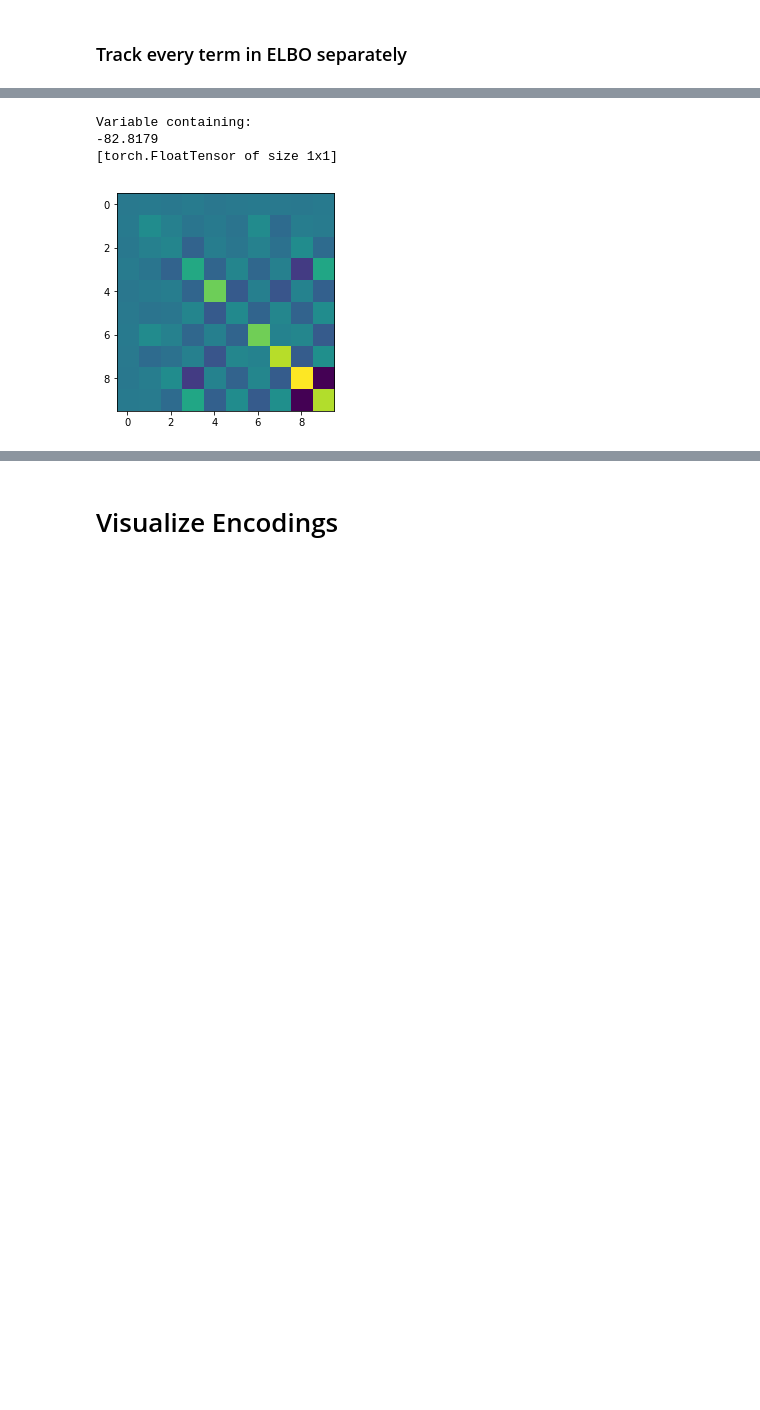
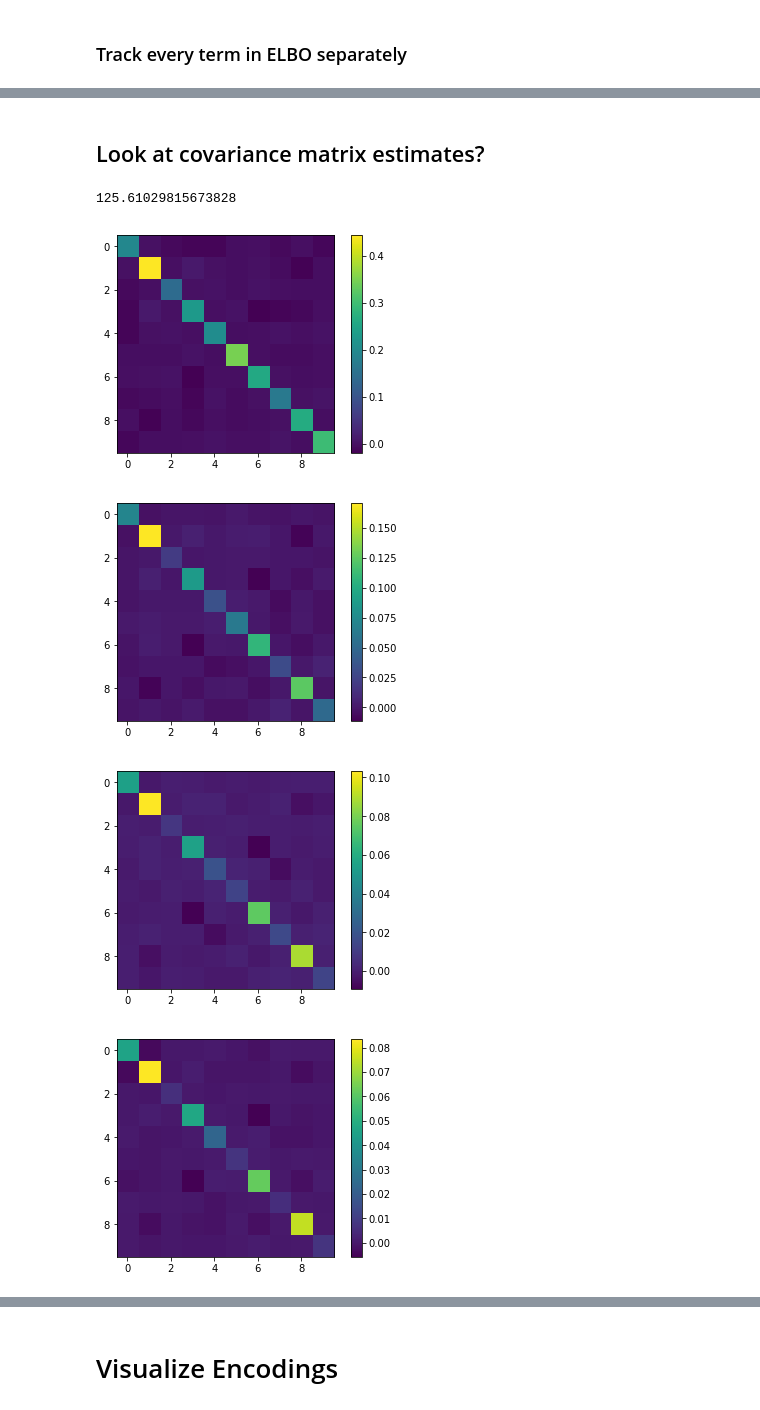
Before and after one commit to probtorch/probtorch, a Jupyter notebook: examples/mnist-semisupervised-inference-marginal-wishart-cov.ipynb, the cells around one changed output, grey strips where cells are left out. Drawn from its saved outputs; the diff is of its cells as text; code cells hidden in the pictures; blank space fills up the shorter version.

Commit message:
Working example with Wishart prior on covariance. Doesn't perform as we would hope -- diagonal of covariance quickly shrinks to very small values.

```diff
--- a/examples/mnist-semisupervised-inference-marginal-wishart-cov.ipynb
+++ b/examples/mnist-semisupervised-inference-marginal-wishart-cov.ipynb
@@ -109,12 +103,12 @@ Here, adding a very simple model for a full covariance matrix. It's parameterize
 # %%
 # Covariance
 
-L = Variable(torch.randn(NUM_STYLE, NUM_STYLE).tril(), requires_grad=True)
+L = Variable((torch.rand(NUM_STYLE, NUM_STYLE)*0.5-0.25).tril() + torch.eye(NUM_STYLE), requires_grad=True)
 if CUDA:
     L = L.cuda()
 
 def make_cov(L):
-    L_star = L.tril(-1) + L.diag().pow(2).diag()
+    L_star = L.tril(-1) + (1e-3 + L.diag().pow(2)).diag()
     return torch.matmul(L, L.t())
 
 def wishart_prior(L, alpha=1.0, df=None):
@@ -133,7 +127,7 @@ def wishart_prior(L, alpha=1.0, df=None):
     log_det_X = L.diag().pow(2).log().sum()
     return 0.5*(df-p-1)*log_det_X - 0.5*tr_V_inv_X - 0.5*df*log_det_V
 
-print wishart_prior(L, alpha=1.0/NUM_STYLE).unsqueeze(0)
+print(wishart_prior(L, alpha=1.0/NUM_STYLE).unsqueeze(0))
 plt.imshow(make_cov(L).data.numpy())
 # %% [output]
 Variable containing:
@@ -240,21 +234,21 @@ def train(data, enc, dec, optimizer,
         if images.size()[0] == NUM_BATCH:
             N += NUM_BATCH
             images = images.view(-1, NUM_PIXELS)
-            labels_onehot = torch.zeros(NUM_BATCH, NUM_DIGITS)
-            labels_onehot.scatter_(1, labels.unsqueeze(1), 1)
-            labels_onehot = torch.clamp(labels_onehot, EPS, 1-EPS)
+#             labels_onehot = torch.zeros(NUM_BATCH, NUM_DIGITS)
+#             labels_onehot.scatter_(1, labels.unsqueeze(1), 1)
+#             labels_onehot = torch.clamp(labels_onehot, EPS, 1-EPS)
             if CUDA:
                 images = images.cuda()
-                labels_onehot = labels_onehot.cuda()
+#                 labels_onehot = labels_onehot.cuda()
             images = Variable(images)
-            labels_onehot = Variable(labels_onehot)
+#             labels_onehot = Variable(labels_onehot)
             optimizer.zero_grad()
-            if b not in label_mask:
-                label_mask[b] = (random() < label_fraction)
-            if label_mask[b]:
-                q = enc(images, labels_onehot, num_samples=NUM_SAMPLES)
-            else:
-                q = enc(images, num_samples=NUM_SAMPLES)
+#             if b not in label_mask:
+#                 label_mask[b] = (random() < label_fraction)
+#             if label_mask[b]:
+#                 q = enc(images, labels_onehot, num_samples=NUM_SAMPLES)
+#             else:
+            q = enc(images, num_samples=NUM_SAMPLES)
             p = dec(images, q, num_samples=NUM_SAMPLES)
             loss = -elbo(q, p)
             loss.backward()
@@ -262,7 +256,7 @@ def train(data, enc, dec, optimizer,
             if CUDA:
                 loss = loss.cpu()
             epoch_elbo -= loss.data.numpy()[0]
-    return epoch_elbo / N, label_mask
+    return epoch_elbo / N, {} # label_mask
 
 
 def test(data, enc, dec, infer=True):
@@ -290,14 +284,8 @@ def test(data, enc, dec, infer=True):
             log_q = q.log_joint(0, 1)
             log_w = log_p - log_q
             w = torch.nn.functional.softmax(log_w, 0)
-            y_samples = q['y'].value
-            y_expect = (w.unsqueeze(-1) * y_samples).sum(0)
-            _ , y_pred = y_expect.data.max(-1)
-            if CUDA:
-                    y_pred = y_pred.cpu()
-            epoch_correct += (labels == y_pred).sum()
 
-    return epoch_elbo / N, epoch_correct / N
+    return epoch_elbo / N, 0.0 # epoch_correct / N
 # %% [markdown]
 ### Track every term in ELBO separately
 # %%
@@ -379,8 +391,14 @@ for e in range(NUM_EPOCHS):
+# %% [markdown]
+## Look at covariance matrix estimates?
 # %%
-plt.imshow(make_cov(L).data)
-print wishart_prior(L, alpha=1.0/NUM_STYLE).unsqueeze(0)
+for C in est_cov_hist:
+    plt.figure()
+    plt.imshow(C.data)
+    plt.colorbar();
+print(wishart_prior(L, alpha=1.0/NUM_STYLE).data[0])
 # %% [output]
-Variable containing:
--82.8179
-[torch.FloatTensor of size 1x1]
+125.61029815673828
-[figure, old version]
+[figure, new version]
+[figure, added]
+[figure, added]
+[figure, added]
```
Also changed, not shown: parts of 17 cells of this notebook.
